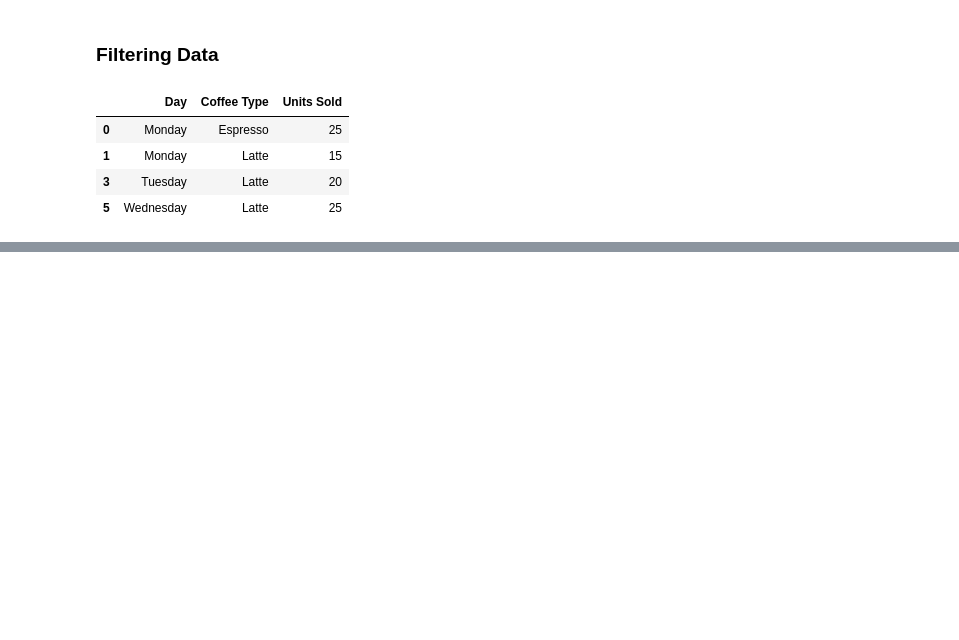
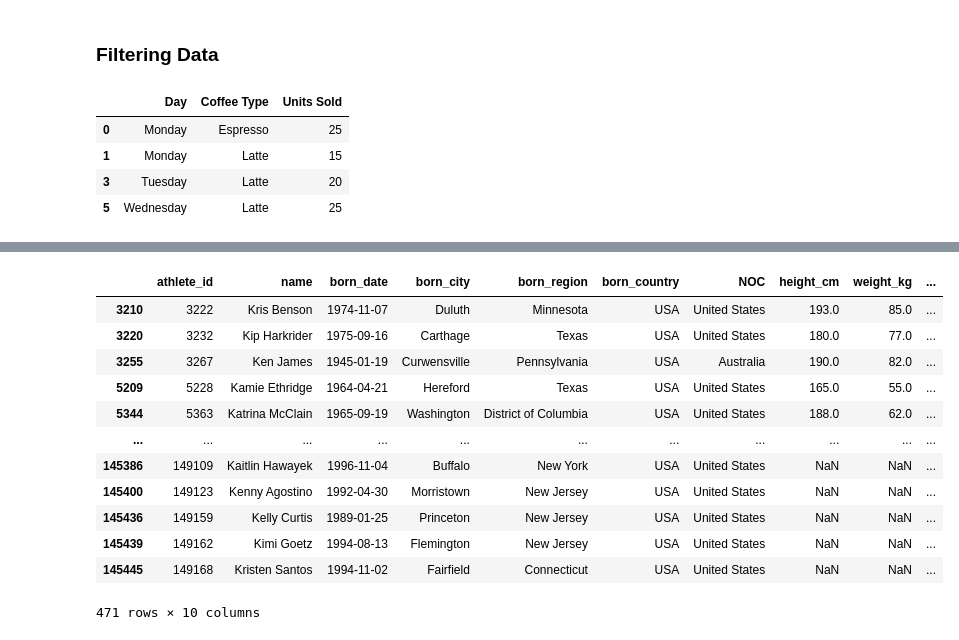
Before and after one commit to SHIVA6174/PyThon-Pandas-Course, a Jupyter notebook: Pandas.ipynb, the cells around one changed output, grey strips where cells are left out. Drawn from its saved outputs; the diff is of its cells as text; code cells hidden in the pictures; blank space fills up the shorter version.

```diff
--- a/Pandas.ipynb
+++ b/Pandas.ipynb
@@ -545,0 +606,19 @@ coffee[res]
+# %%
+bios[
+    bios["born_country"].isin(["USA", "FRA", "GBR"])
+    & (bios["name"].str.startswith("K"))
+]
+# %% [output]
+|  | athlete_id | name | born_date | born_city | born_region | born_country | NOC | height_cm | weight_kg | ... |
+| 3210 | 3222 | Kris Benson | 1974-11-07 | Duluth | Minnesota | USA | United States | 193.0 | 85.0 | ... |
+| 3220 | 3232 | Kip Harkrider | 1975-09-16 | Carthage | Texas | USA | United States | 180.0 | 77.0 | ... |
+| 3255 | 3267 | Ken James | 1945-01-19 | Curwensville | Pennsylvania | USA | Australia | 190.0 | 82.0 | ... |
+| 5209 | 5228 | Kamie Ethridge | 1964-04-21 | Hereford | Texas | USA | United States | 165.0 | 55.0 | ... |
+| 5344 | 5363 | Katrina McClain | 1965-09-19 | Washington | District of Columbia | USA | United States | 188.0 | 62.0 | ... |
+| ... | ... | ... | ... | ... | ... | ... | ... | ... | ... | ... |
+| 145386 | 149109 | Kaitlin Hawayek | 1996-11-04 | Buffalo | New York | USA | United States | NaN | NaN | ... |
+| 145400 | 149123 | Kenny Agostino | 1992-04-30 | Morristown | New Jersey | USA | United States | NaN | NaN | ... |
+| 145436 | 149159 | Kelly Curtis | 1989-01-25 | Princeton | New Jersey | USA | United States | NaN | NaN | ... |
+| 145439 | 149162 | Kimi Goetz | 1994-08-13 | Flemington | New Jersey | USA | United States | NaN | NaN | ... |
+| 145445 | 149168 | Kristen Santos | 1994-11-02 | Fairfield | Connecticut | USA | United States | NaN | NaN | ... |
+471 rows × 10 columns
```
Also changed, not shown: parts of 95 cells of this notebook, 1 other file.
